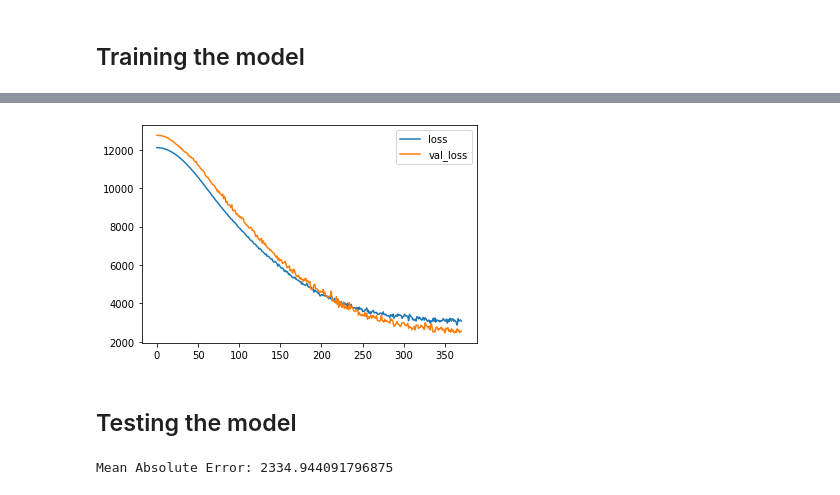
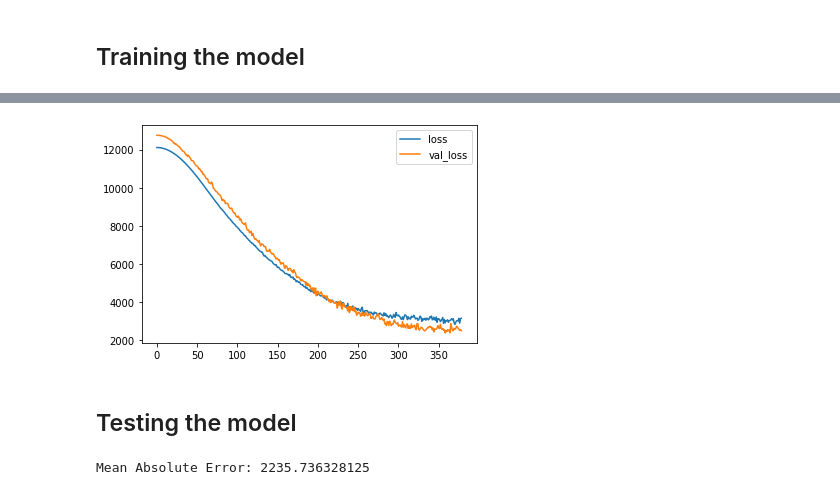
Before and after one commit to yashbg/EstimatingEconomicGrowth, a Jupyter notebook: train.ipynb, the cells around one changed output, grey strips where cells are left out. Drawn from its saved outputs; the diff is of its cells as text; code cells hidden in the pictures.

```diff
--- a/train.ipynb
+++ b/train.ipynb
@@ -64,7 +64,7 @@ early_stopping = callbacks.EarlyStopping(
 # %% [markdown]
 ## Training the model
 # %%
-epochs = 400
+epochs = 1000
 history = model.fit(
     X_train, y_train,
     validation_split=0.1,
@@ -98,4 +98,4 @@ Minimum Validation Loss: 2461.9128
-[figure, old version]
+[figure, new version]
 # %% [markdown]
 ## Testing the model
 # %%
@@ -106,4 +106,4 @@ test_loss = model.evaluate(
 
 print('Mean Absolute Error:', test_loss)
 # %% [output]
-Mean Absolute Error: 2334.944091796875
+Mean Absolute Error: 2235.736328125
```
Also changed, not shown: parts of 2 cells of this notebook, 4 other files.
